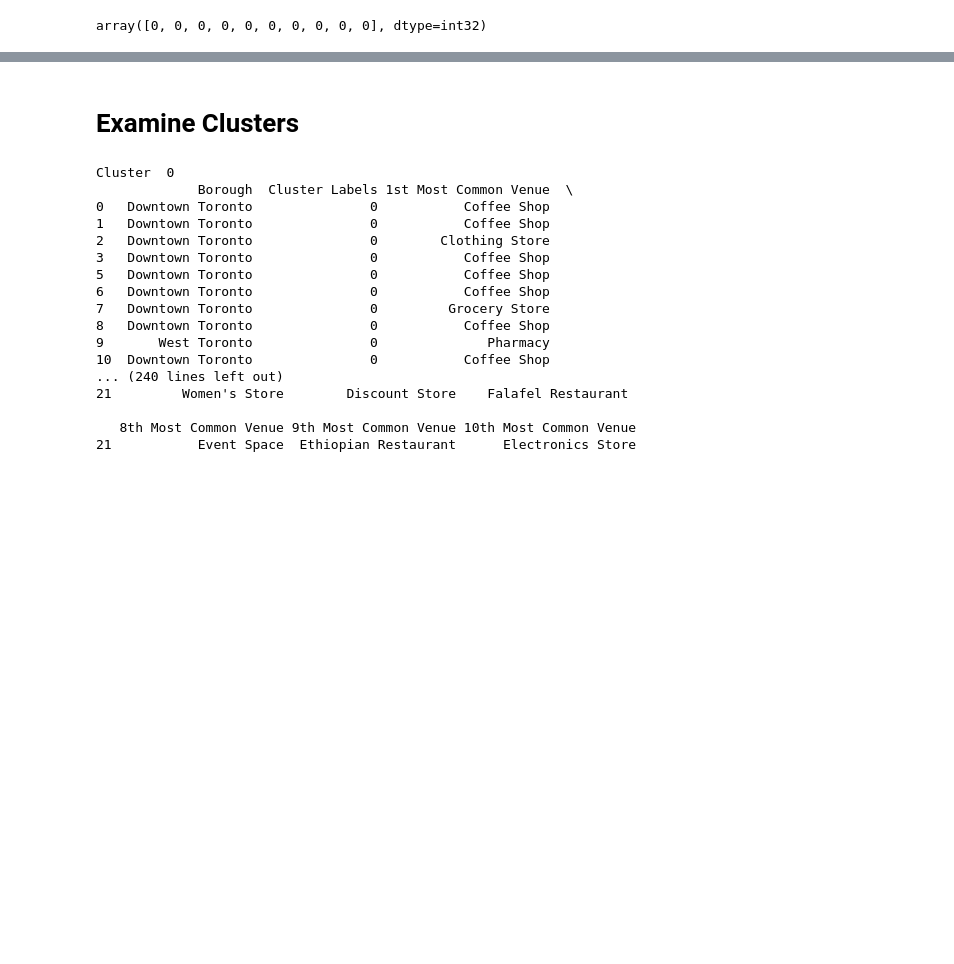
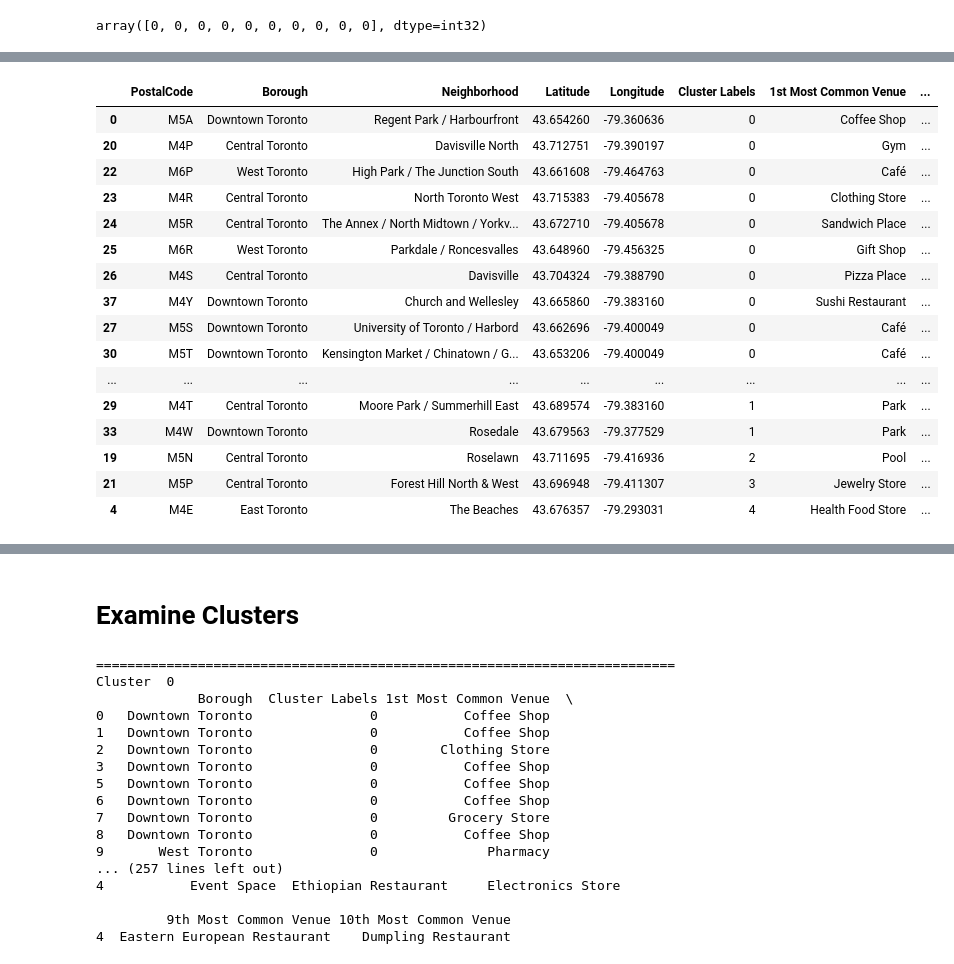
Before and after one commit to echoi11/data-capstone, a Jupyter notebook: Capstone Toronto.ipynb, the cells around one changed output, grey strips where cells are left out. Drawn from its saved outputs; the diff is of its cells as text; code cells hidden in the pictures; blank space fills up the shorter version.

```diff
--- a/Capstone Toronto.ipynb
+++ b/Capstone Toronto.ipynb
@@ -509,3 +531,23 @@ toronto_merged.head() # check the last columns!
+# %%
+toronto_merged.sort_values('Cluster Labels')
+# %% [output]
+|  | PostalCode | Borough | Neighborhood | Latitude | Longitude | Cluster Labels | 1st Most Common Venue | ... |
+| 0 | M5A | Downtown Toronto | Regent Park / Harbourfront | 43.654260 | -79.360636 | 0 | Coffee Shop | ... |
+| 20 | M4P | Central Toronto | Davisville North | 43.712751 | -79.390197 | 0 | Gym | ... |
+| 22 | M6P | West Toronto | High Park / The Junction South | 43.661608 | -79.464763 | 0 | Café | ... |
+| 23 | M4R | Central Toronto | North Toronto West | 43.715383 | -79.405678 | 0 | Clothing Store | ... |
+| 24 | M5R | Central Toronto | The Annex / North Midtown / Yorkv... | 43.672710 | -79.405678 | 0 | Sandwich Place | ... |
+| 25 | M6R | West Toronto | Parkdale / Roncesvalles | 43.648960 | -79.456325 | 0 | Gift Shop | ... |
+| 26 | M4S | Central Toronto | Davisville | 43.704324 | -79.388790 | 0 | Pizza Place | ... |
+| 37 | M4Y | Downtown Toronto | Church and Wellesley | 43.665860 | -79.383160 | 0 | Sushi Restaurant | ... |
+| 27 | M5S | Downtown Toronto | University of Toronto / Harbord | 43.662696 | -79.400049 | 0 | Café | ... |
+| 30 | M5T | Downtown Toronto | Kensington Market / Chinatown / G... | 43.653206 | -79.400049 | 0 | Café | ... |
+| ... | ... | ... | ... | ... | ... | ... | ... | ... |
+| 29 | M4T | Central Toronto | Moore Park / Summerhill East | 43.689574 | -79.383160 | 1 | Park | ... |
+| 33 | M4W | Downtown Toronto | Rosedale | 43.679563 | -79.377529 | 1 | Park | ... |
+| 19 | M5N | Central Toronto | Roselawn | 43.711695 | -79.416936 | 2 | Pool | ... |
+| 21 | M5P | Central Toronto | Forest Hill North & West | 43.696948 | -79.411307 | 3 | Jewelry Store | ... |
+| 4 | M4E | East Toronto | The Beaches | 43.676357 | -79.293031 | 4 | Health Food Store | ... |
 # %%
 # Matplotlib and associated plotting modules
 import matplotlib.cm as cm
@@ -540,10 +582,12 @@ map_clusters
 # Examine Clusters
 # %%
 # print out each cluster
-for i in range(0, 4) :
+for i in range(0, 5) :
+    print('==========================================================================')
     print('Cluster ', i)
     print(toronto_merged.loc[toronto_merged['Cluster Labels'] == i, toronto_merged.columns[[1] + list(range(5, toronto_merged.shape[1]))]])
 # %% [output]
+==========================================================================
 Cluster  0
              Borough  Cluster Labels 1st Most Common Venue  \
 0   Downtown Toronto               0           Coffee Shop
@@ -555,9 +599,8 @@ Cluster  0
 7   Downtown Toronto               0         Grocery Store
 8   Downtown Toronto               0           Coffee Shop
 9       West Toronto               0              Pharmacy
-10  Downtown Toronto               0           Coffee Shop
-... (240 lines left out)
-21         Women's Store        Discount Store    Falafel Restaurant
+... (257 lines left out)
+4           Event Space  Ethiopian Restaurant     Electronics Store
 
-   8th Most Common Venue 9th Most Common Venue 10th Most Common Venue
-21           Event Space  Ethiopian Restaurant      Electronics Store
+         9th Most Common Venue 10th Most Common Venue
+4  Eastern European Restaurant    Dumpling Restaurant
```
Also changed, not shown: parts of 3 cells of this notebook.
